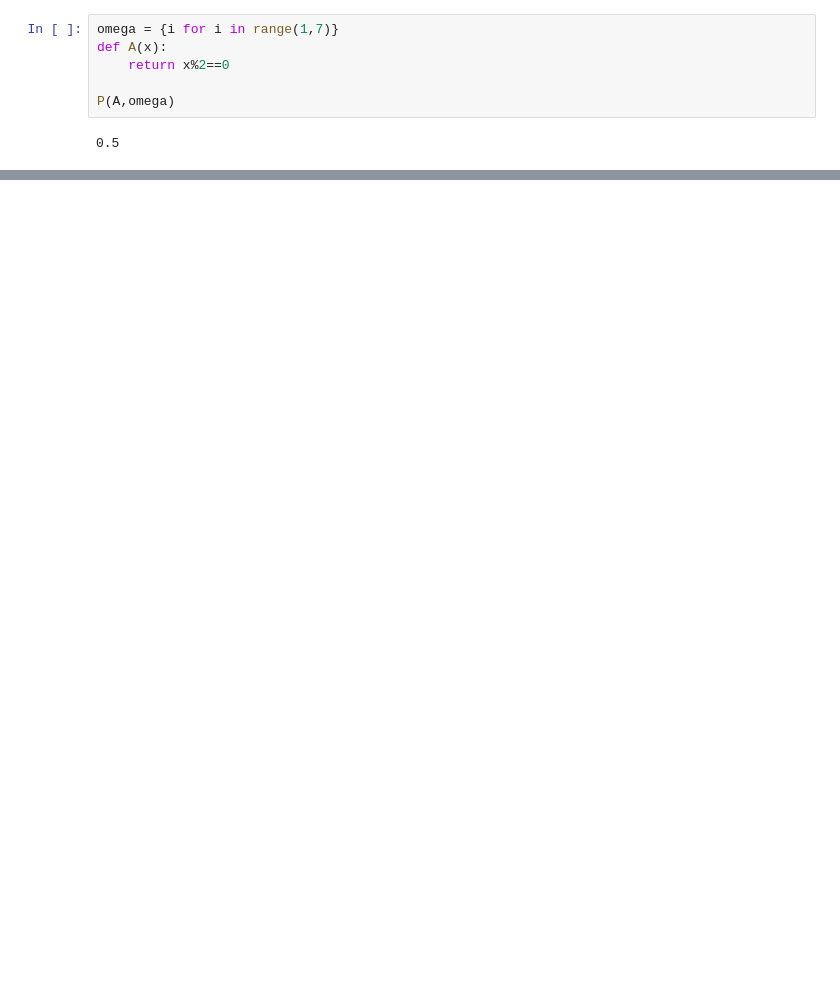
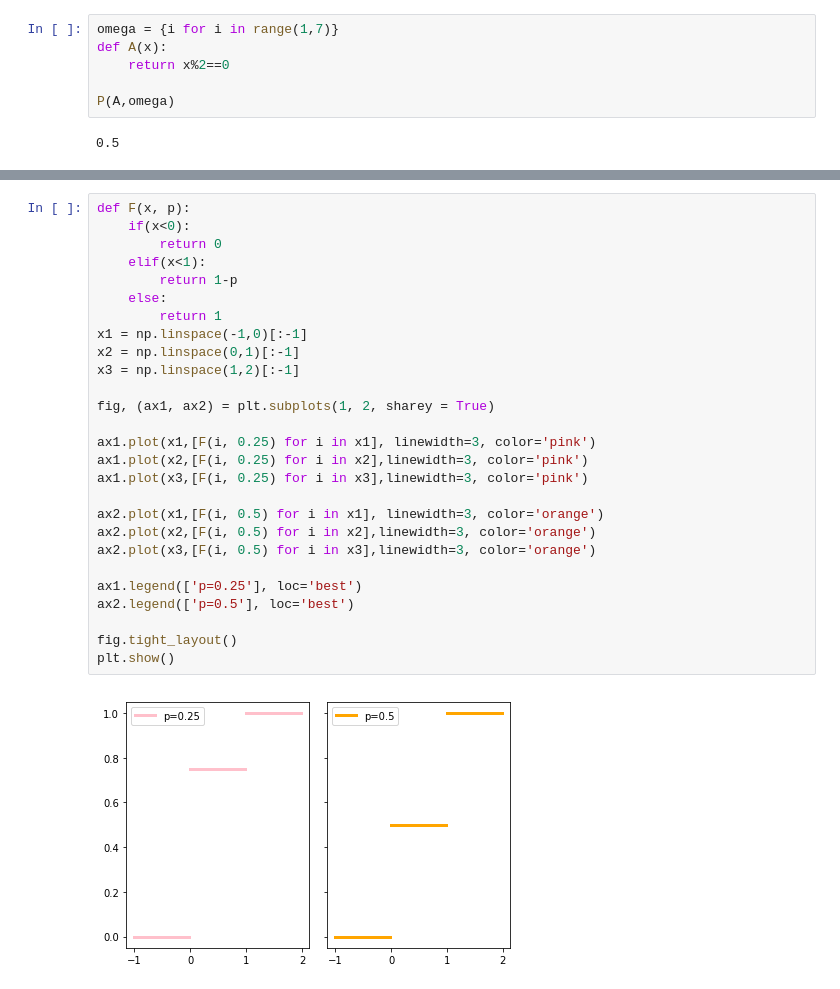
Before and after one commit to babjank/MS, a Jupyter notebook: Zadaca1.ipynb, the cells around one changed output, grey strips where cells are left out. Saved outputs shown, nothing was run; the diff lists cells and outputs as text; blank space fills up the shorter version.

```diff
--- a/Zadaca1.ipynb
+++ b/Zadaca1.ipynb
@@ -96,0 +185,29 @@ P(A,omega)
+# %%
+def F(x, p):
+    if(x<0):
+        return 0
+    elif(x<1):
+        return 1-p
+    else:
+        return 1
+x1 = np.linspace(-1,0)[:-1]
+x2 = np.linspace(0,1)[:-1]
+x3 = np.linspace(1,2)[:-1]
+
+fig, (ax1, ax2) = plt.subplots(1, 2, sharey = True)
+
+ax1.plot(x1,[F(i, 0.25) for i in x1], linewidth=3, color='pink')
+ax1.plot(x2,[F(i, 0.25) for i in x2],linewidth=3, color='pink')
+ax1.plot(x3,[F(i, 0.25) for i in x3],linewidth=3, color='pink')
+
+ax2.plot(x1,[F(i, 0.5) for i in x1], linewidth=3, color='orange')
+ax2.plot(x2,[F(i, 0.5) for i in x2],linewidth=3, color='orange')
+ax2.plot(x3,[F(i, 0.5) for i in x3],linewidth=3, color='orange')
+
+ax1.legend(['p=0.25'], loc='best')
+ax2.legend(['p=0.5'], loc='best')
+
+fig.tight_layout()
+plt.show()
+# %% [output]
+[figure, added]
```
Also changed, not shown: parts of 12 cells of this notebook.
